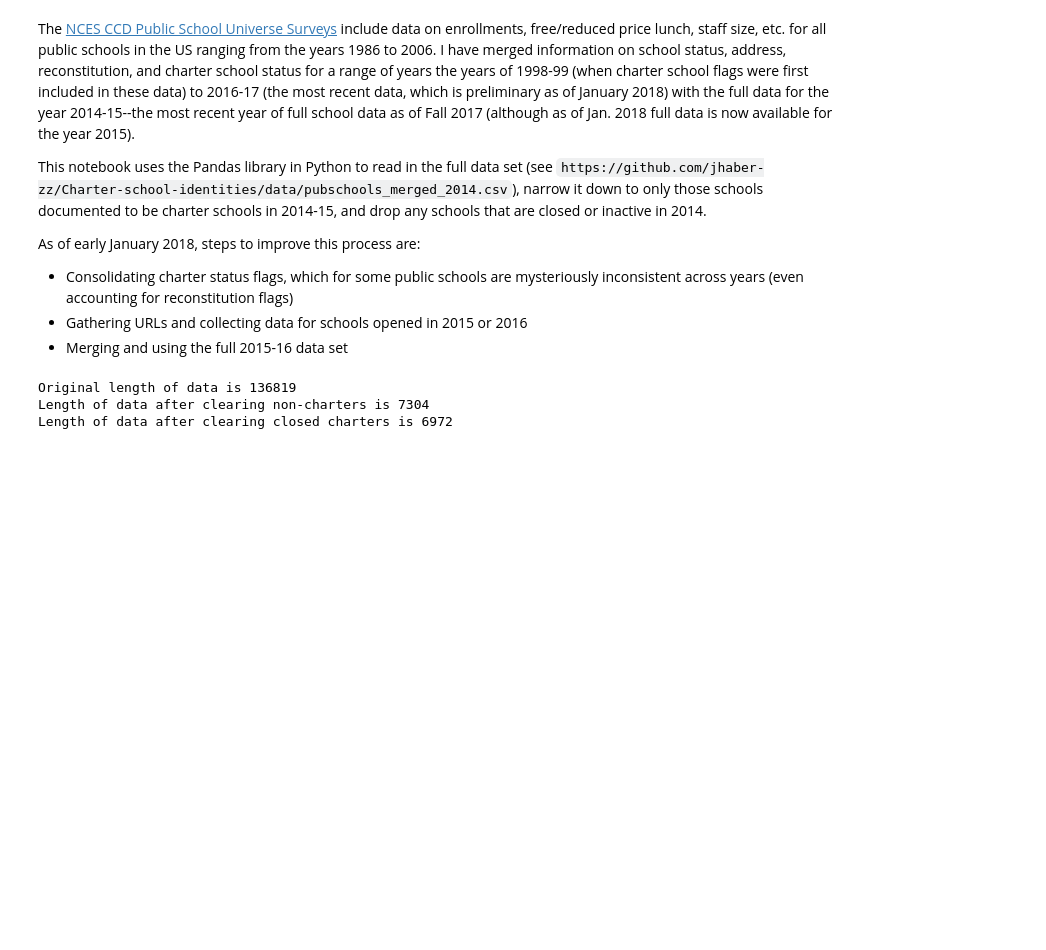
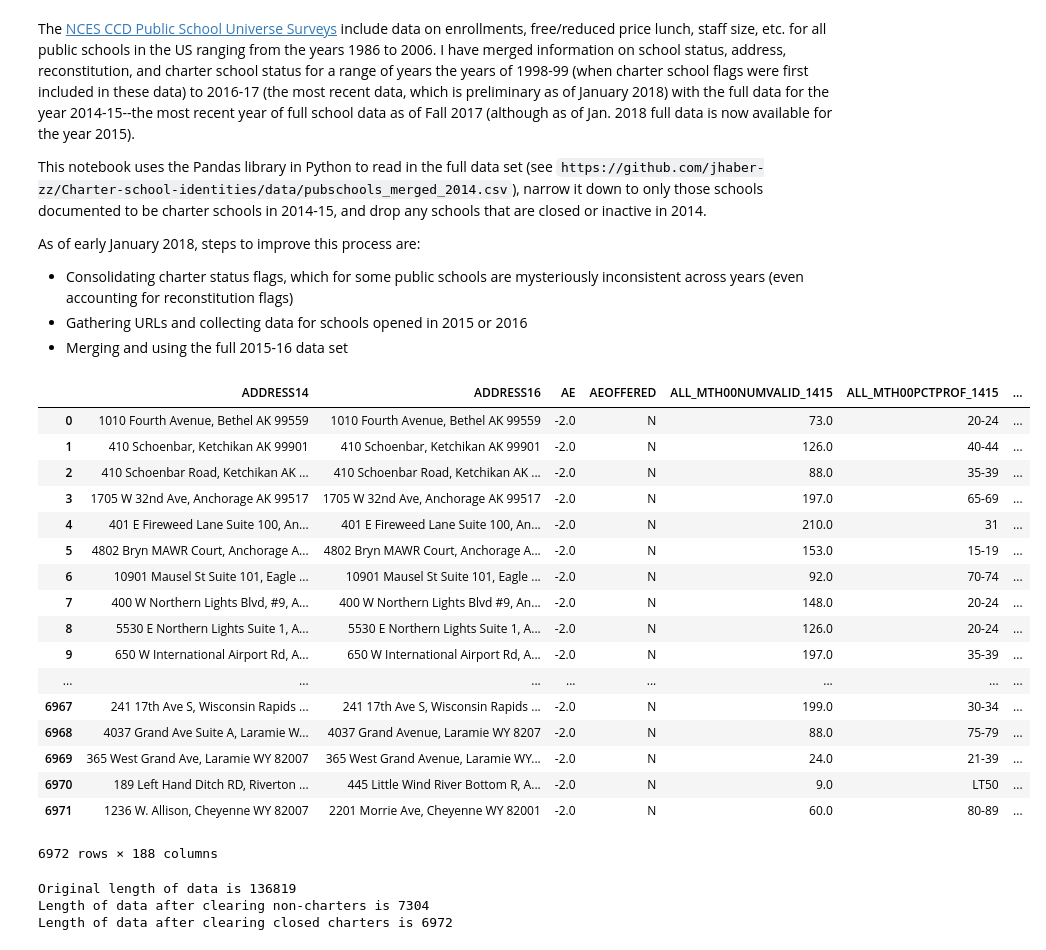
Before and after one commit to jhaber-zz/archive, a Jupyter notebook: data/data_cleaning.ipynb, the cells around one changed output. Saved outputs shown, nothing was run; the diff lists cells and outputs as text; code cells hidden in the pictures; blank space fills up the shorter version.

```diff
--- a/data/data_cleaning.ipynb
+++ b/data/data_cleaning.ipynb
@@ -15,6 +15,28 @@ As of early January 2018, steps to improve this process are:
 import pandas, csv, os
 # %%
 dir_prefix = '/home/jovyan/work/Charter-school-identities/'
+# %%
+data = pandas.read_json(dir_prefix + 'data/school_parser_temp.json')
+data
+# %% [output]
+|  | ADDRESS14 | ADDRESS16 | AE | AEOFFERED | ALL_MTH00NUMVALID_1415 | ALL_MTH00PCTPROF_1415 | ... |
+| 0 | 1010 Fourth Avenue, Bethel AK 99559 | 1010 Fourth Avenue, Bethel AK 99559 | -2.0 | N | 73.0 | 20-24 | ... |
+| 1 | 410 Schoenbar, Ketchikan AK 99901 | 410 Schoenbar, Ketchikan AK 99901 | -2.0 | N | 126.0 | 40-44 | ... |
+| 2 | 410 Schoenbar Road, Ketchikan AK ... | 410 Schoenbar Road, Ketchikan AK ... | -2.0 | N | 88.0 | 35-39 | ... |
+| 3 | 1705 W 32nd Ave, Anchorage AK 99517 | 1705 W 32nd Ave, Anchorage AK 99517 | -2.0 | N | 197.0 | 65-69 | ... |
+| 4 | 401 E Fireweed Lane Suite 100, An... | 401 E Fireweed Lane Suite 100, An... | -2.0 | N | 210.0 | 31 | ... |
+| 5 | 4802 Bryn MAWR Court, Anchorage A... | 4802 Bryn MAWR Court, Anchorage A... | -2.0 | N | 153.0 | 15-19 | ... |
+| 6 | 10901 Mausel St Suite 101, Eagle ... | 10901 Mausel St Suite 101, Eagle ... | -2.0 | N | 92.0 | 70-74 | ... |
+| 7 | 400 W Northern Lights Blvd, #9, A... | 400 W Northern Lights Blvd #9, An... | -2.0 | N | 148.0 | 20-24 | ... |
+| 8 | 5530 E Northern Lights Suite 1, A... | 5530 E Northern Lights Suite 1, A... | -2.0 | N | 126.0 | 20-24 | ... |
+| 9 | 650 W International Airport Rd, A... | 650 W International Airport Rd, A... | -2.0 | N | 197.0 | 35-39 | ... |
+| ... | ... | ... | ... | ... | ... | ... | ... |
+| 6967 | 241 17th Ave S, Wisconsin Rapids ... | 241 17th Ave S, Wisconsin Rapids ... | -2.0 | N | 199.0 | 30-34 | ... |
+| 6968 | 4037 Grand Ave Suite A, Laramie W... | 4037 Grand Avenue, Laramie WY 8207 | -2.0 | N | 88.0 | 75-79 | ... |
+| 6969 | 365 West Grand Ave, Laramie WY 82007 | 365 West Grand Avenue, Laramie WY... | -2.0 | N | 24.0 | 21-39 | ... |
+| 6970 | 189 Left Hand Ditch RD, Riverton ... | 445 Little Wind River Bottom R, A... | -2.0 | N | 9.0 | LT50 | ... |
+| 6971 | 1236 W. Allison, Cheyenne WY 82007 | 2201 Morrie Ave, Cheyenne WY 82001 | -2.0 | N | 60.0 | 80-89 | ... |
+6972 rows × 188 columns
 # %%
 data = pandas.read_csv(dir_prefix + 'data/pubschools_merged_2014.csv', encoding='Latin1') # usecols=['SCHOOL_YEAR','STATENAME','ST','SCH_NAME','NCESSCH','LSTREET1', 'LSTREET2', 'LSTREET3', 'LCITY', 'LSTATE','LZIP','SY_STATUS','SY_STATUS_TEXT','CHARTER_TEXT','GSLO','GSHI','LEVEL']
 print("Original length of data is " + str(len(data)))
```
Also changed, not shown: 2 other files.
